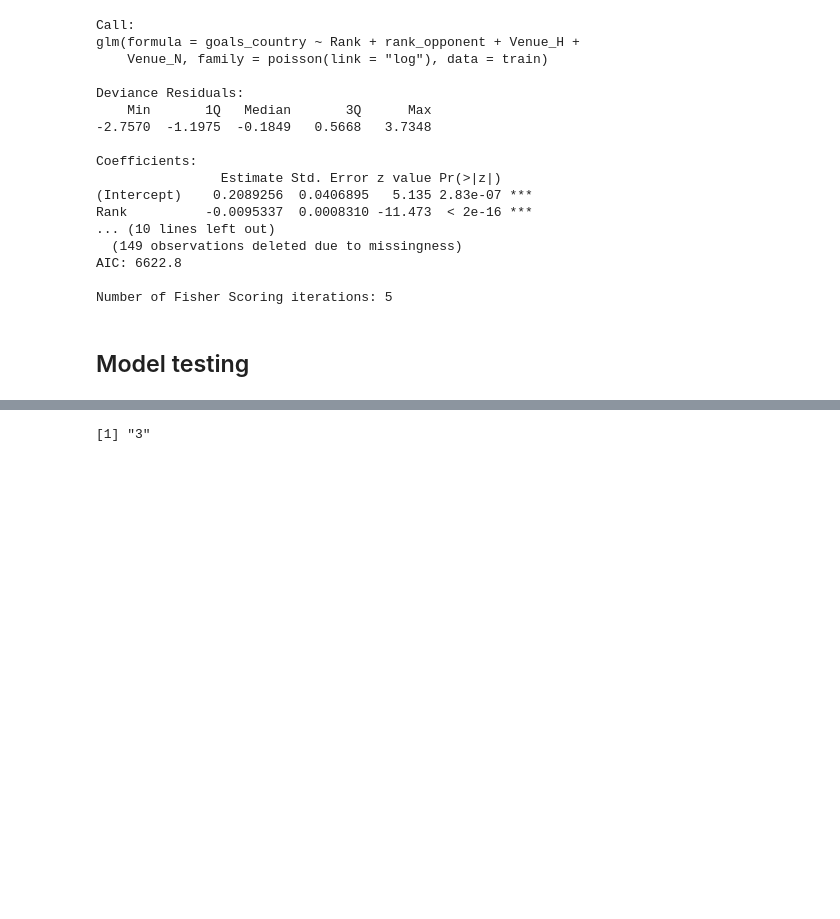
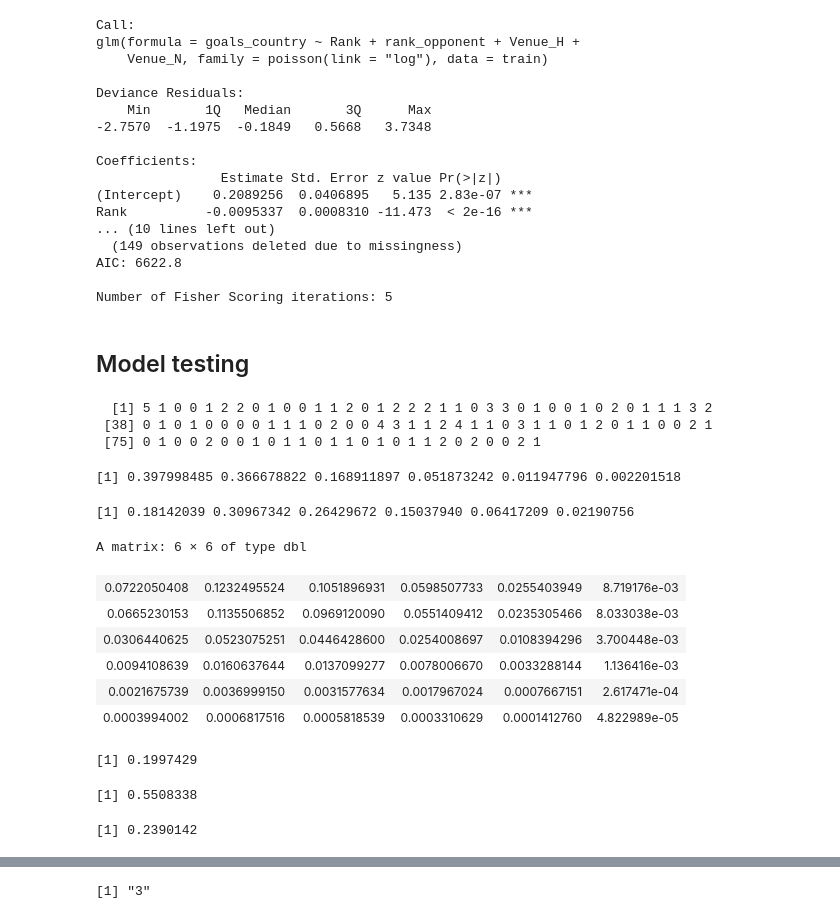
Before and after one commit to denisnaumov0506/FootballAnalyticsProject, a Jupyter notebook: football-world-cup-forecast-denis.ipynb, the cells around one changed output, grey strips where cells are left out. Saved outputs shown, nothing was run; the diff lists cells and outputs as text; code cells hidden in the pictures; blank space fills up the shorter version.

```diff
--- a/football-world-cup-forecast-denis.ipynb
+++ b/football-world-cup-forecast-denis.ipynb
@@ -1099,3 +1086,66 @@ AIC: 6622.8
 Number of Fisher Scoring iterations: 5
 # %% [markdown]
 ## Model testing
+# %%
+ dataFrame = data.frame(
+        rank_opponent = 14,
+        Venue_H = 1,
+        Venue_N = 0,
+        Rank = 70)
+
+    # Russia - Saudi Arabia 2
+    # Saudi Arabia - Russia 3
+
+    lambda = predict(model, newdata = dataFrame, type = "response")
+    rpois(100, lambda)
+# %% [output]
+  [1] 5 1 0 0 1 2 2 0 1 0 0 1 1 2 0 1 2 2 2 1 1 0 3 3 0 1 0 0 1 0 2 0 1 1 1 3 2
+ [38] 0 1 0 1 0 0 0 0 1 1 1 0 2 0 0 4 3 1 1 2 4 1 1 0 3 1 1 0 1 2 0 1 1 0 0 2 1
+ [75] 0 1 0 0 2 0 0 1 0 1 1 0 1 1 0 1 0 1 1 2 0 2 0 0 2 1
+# %%
+dataFrame1 = data.frame(
+        rank_opponent = 14,
+        Venue_H = 1,
+        Venue_N = 0,
+        Rank = 70)
+
+lambda1 = predict(model, newdata = dataFrame1, type = "response")
+
+p1 = Poisson(lambda1)
+
+prob1 = pdf(p1, 0:5)
+prob1
+
+dataFrame2 = data.frame(
+        rank_opponent = 70,
+        Venue_H = 0,
+        Venue_N = 0,
+        Rank = 14)
+
+lambda2 = predict(model, newdata = dataFrame2, type = "response")
+
+p2 = Poisson(lambda2)
+
+prob2 = pdf(p2, 0:5)
+prob2
+
+someValue = outer(prob1, prob2)
+
+someValue
+
+getWin(data.frame(someValue))
+getLoose(data.frame(someValue))
+getDraw(data.frame(someValue))
+# %% [output]
+[1] 0.397998485 0.366678822 0.168911897 0.051873242 0.011947796 0.002201518
+[1] 0.18142039 0.30967342 0.26429672 0.15037940 0.06417209 0.02190756
+A matrix: 6 × 6 of type dbl
+| 0.0722050408 | 0.1232495524 | 0.1051896931 | 0.0598507733 | 0.0255403949 | 8.719176e-03 |
+| 0.0665230153 | 0.1135506852 | 0.0969120090 | 0.0551409412 | 0.0235305466 | 8.033038e-03 |
+| 0.0306440625 | 0.0523075251 | 0.0446428600 | 0.0254008697 | 0.0108394296 | 3.700448e-03 |
+| 0.0094108639 | 0.0160637644 | 0.0137099277 | 0.0078006670 | 0.0033288144 | 1.136416e-03 |
+| 0.0021675739 | 0.0036999150 | 0.0031577634 | 0.0017967024 | 0.0007667151 | 2.617471e-04 |
+| 0.0003994002 | 0.0006817516 | 0.0005818539 | 0.0003310629 | 0.0001412760 | 4.822989e-05 |
+[1] 0.1997429
+[1] 0.5508338
+[1] 0.2390142
```
Also changed, not shown: parts of 13 cells of this notebook.
